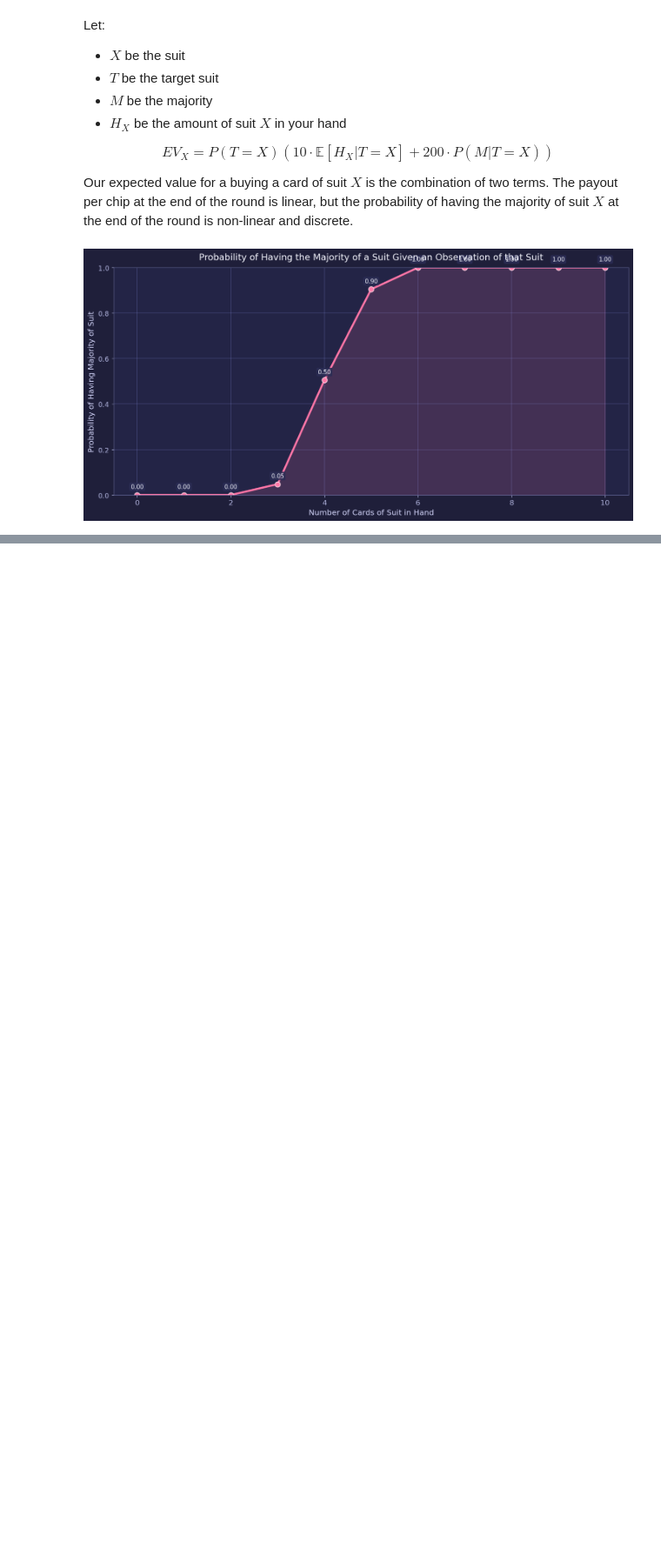
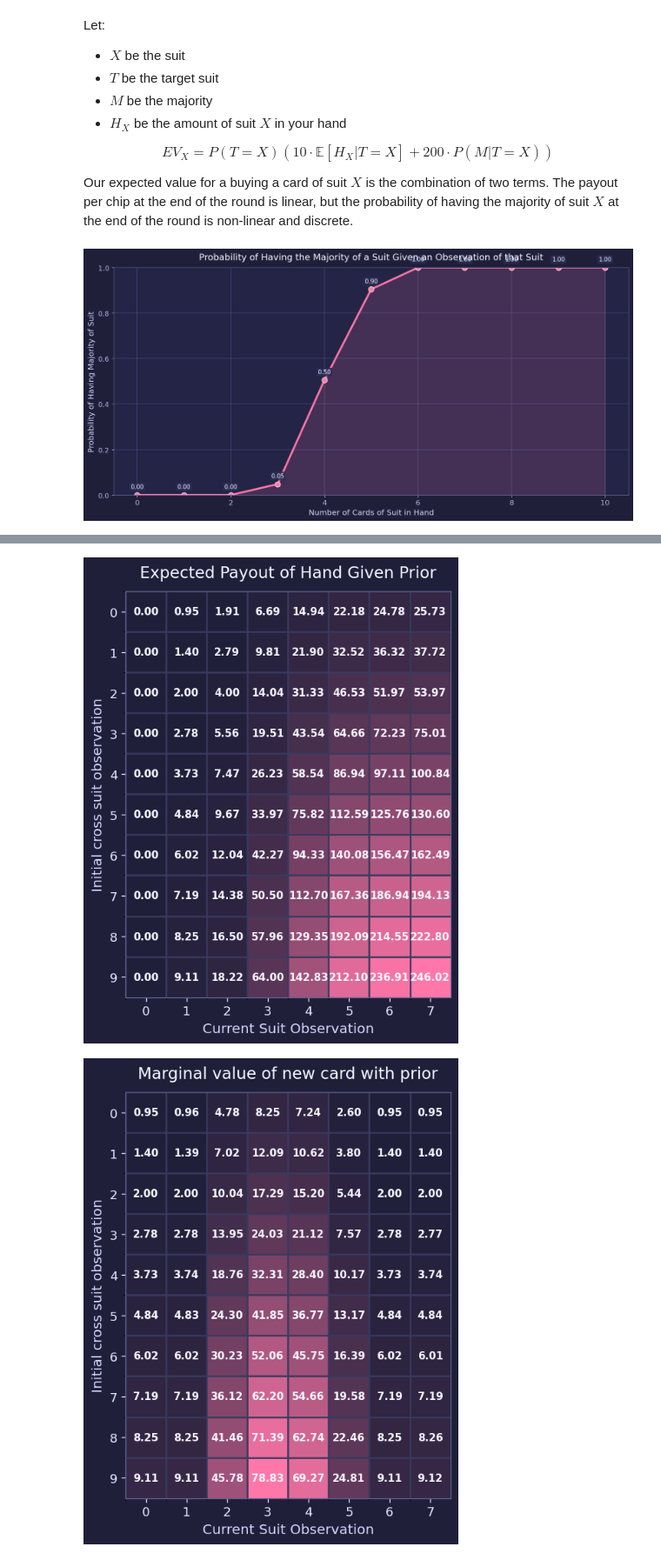
Before and after one commit to FloorMan/figgie-insights, a Jupyter notebook: Figgie_Statistical_Analysis.ipynb, the cells around one changed output, grey strips where cells are left out. Shown at 87% size. Saved outputs shown, nothing was run; the diff lists cells and outputs as text; code cells hidden in the pictures; blank space fills up the shorter version.

```diff
--- a/Figgie_Statistical_Analysis.ipynb
+++ b/Figgie_Statistical_Analysis.ipynb
@@ -388,0 +478,34 @@ def marginal_value_heatmap():
+# %%
+# Calculates the expected payout for an observed number of cards (assuming they are the target suit)
+def expected_payout_of_cards_with_ties(cross_suit_observation, suit_observation):
+    prob_target_suit = compute_probabilities_range([cross_suit_observation])
+
+    EV = prob_target_suit[cross_suit_observation] * (10 * suit_observation + compute_expected_pot_with_ties(suit_observation))
+    return round(EV, 2)
+
+# Returns the marginal value of picking up another card (assuming it is the target suit)
+def marginal_value_of_card_with_ties(cross_suit_observation, current_suit_observation):
+    current_cards = expected_payout_of_cards_with_ties(cross_suit_observation, current_suit_observation)
+    new_cards = expected_payout_of_cards_with_ties(cross_suit_observation, current_suit_observation + 1)
+
+
+    # print(f"Current EV: {current_cards}, New EV: {new_cards}")
+    marginal_value = new_cards - current_cards
+    return round(marginal_value, 2)
+# %%
+SUIT_OBSERVATIONS = range(0, 8)
+CROSS_SUIT_OBSERVATIONS = range(0, 10)
+
+results = np.empty((len(CROSS_SUIT_OBSERVATIONS), len(SUIT_OBSERVATIONS)))
+expected_payout = np.empty((len(CROSS_SUIT_OBSERVATIONS), len(SUIT_OBSERVATIONS)))
+
+for cross_idx, cross_suit in enumerate(CROSS_SUIT_OBSERVATIONS):
+    for suit_idx, suit_obs in enumerate(SUIT_OBSERVATIONS):
+        expected_payout[cross_idx][suit_idx] = expected_payout_of_cards_with_ties(cross_suit, suit_obs)
+        results[cross_idx][suit_idx] = marginal_value_of_card_with_ties(cross_suit, suit_obs)
+
+marginal_value_heatmap(CROSS_SUIT_OBSERVATIONS, SUIT_OBSERVATIONS, expected_payout, "Expected Payout of Hand Given Prior", "Current Suit Observation", "Initial cross suit observation")
+marginal_value_heatmap(CROSS_SUIT_OBSERVATIONS, SUIT_OBSERVATIONS, results, "Marginal value of new card with prior", "Current Suit Observation", "Initial cross suit observation")
+# %% [output]
+[figure, added]
+[figure, added]
```
Also changed, not shown: parts of 6 cells of this notebook.
